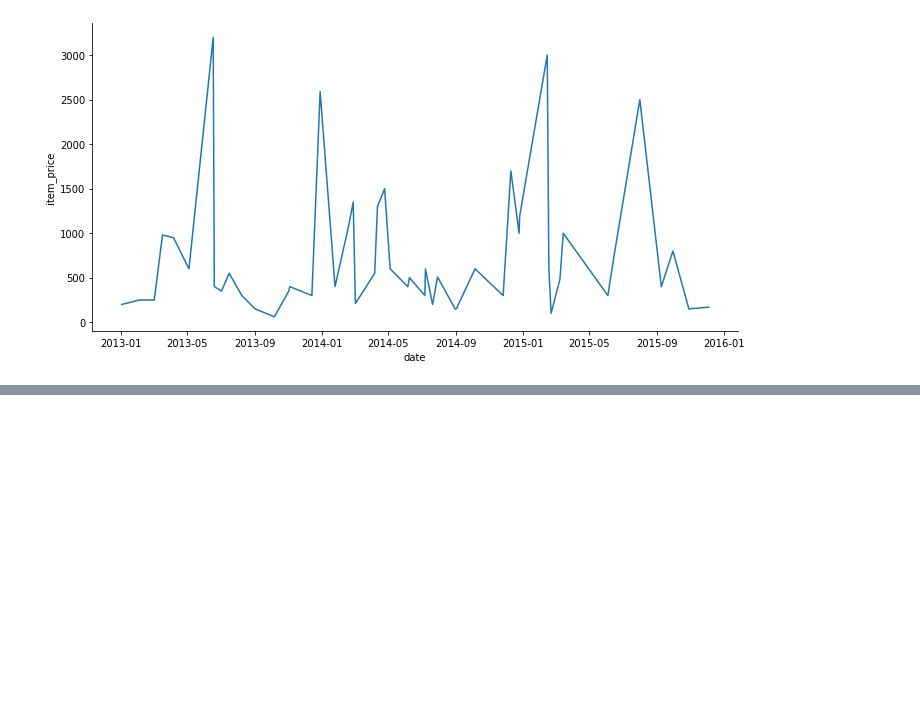
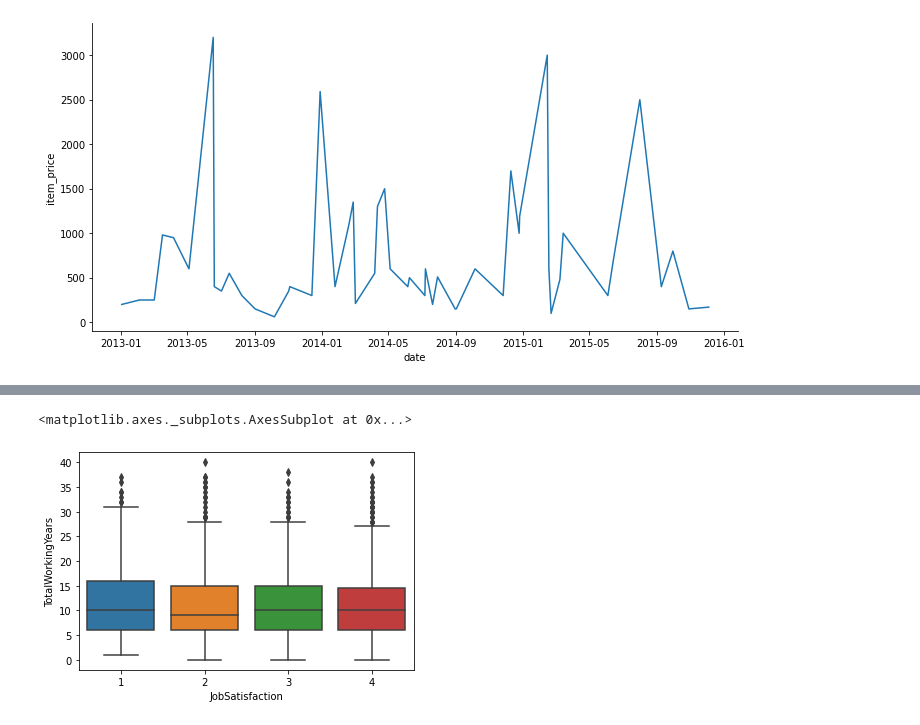
Before and after one commit to agomesdacosta3/H3_Exo_Python, a Jupyter notebook: Data.ipynb, the cells around one changed output, grey strips where cells are left out. Drawn from its saved outputs; the diff is of its cells as text; code cells hidden in the pictures; blank space fills up the shorter version.

```diff
--- a/Data.ipynb
+++ b/Data.ipynb
@@ -227,0 +261,5 @@ trace ( x = "nom_colonne_x", y = " nom_y" , df) avec df la source de données =>
+# %%
+sb.boxplot(x = "JobSatisfaction", y = "TotalWorkingYears", data=df)
+# %% [output]
+<matplotlib.axes._subplots.AxesSubplot at 0x...>
+[figure, added]
```
Also changed, not shown: parts of 11 cells of this notebook.
